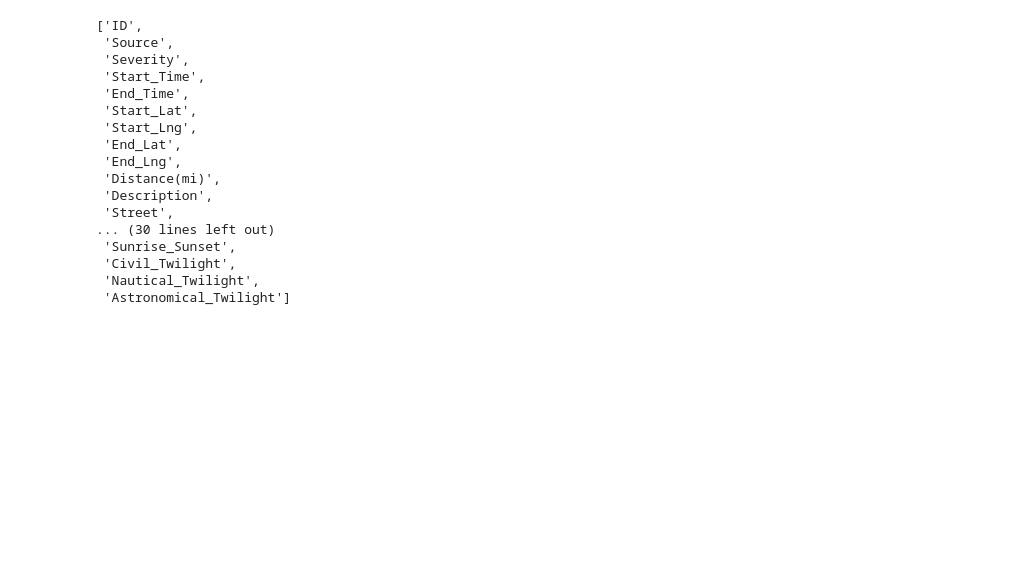
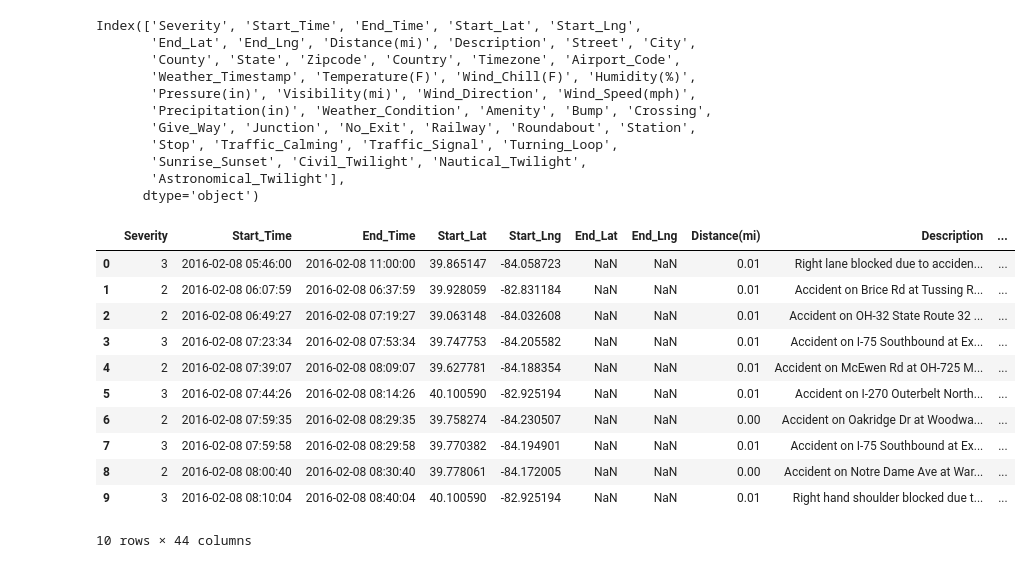
Before and after one commit to Priyanshu-hawk/TechStax_Assignment, a Jupyter notebook: EDA.ipynb, the cells around one changed output. Drawn from its saved outputs; the diff is of its cells as text; code cells hidden in the pictures; blank space fills up the shorter version.

```diff
--- a/EDA.ipynb
+++ b/EDA.ipynb
@@ -3,5 +5,7 @@ import polars as pd
 # %%
 df = pd.read_csv("./dataset/US_Accidents_March23.csv")
+# %%
+df = df.drop(["Source", "ID"], axis=1) # Drop columns
 # %%
 # row and columns (r,c)
 df.shape
@@ -9,0 +14,2 @@ df.shape
+# %%
+df.iloc[0] = pd.to_datetime(df.iloc[0, 2]) # Convert to datetime
@@ -9,0 +20,5 @@ df.shape
+# %%
+# datetime in pandas format
+# First attempt to parse with the primary format YYMMDD HH:MM:SS
+df['Start_Time'] = pd.to_datetime(df['Start_Time'], utc=True)
+df['End_Time'] = pd.to_datetime(df['End_Time'], format='%Y-%m-%d %H:%M:%S', errors='ignore')
@@ -27,23 +81,30 @@ shape: (20, 46)
 # %%
 df.columns
 # %% [output]
-['ID',
- 'Source',
- 'Severity',
- 'Start_Time',
- 'End_Time',
- 'Start_Lat',
- 'Start_Lng',
- 'End_Lat',
- 'End_Lng',
- 'Distance(mi)',
- 'Description',
- 'Street',
-... (30 lines left out)
- 'Sunrise_Sunset',
- 'Civil_Twilight',
- 'Nautical_Twilight',
- 'Astronomical_Twilight']
+Index(['Severity', 'Start_Time', 'End_Time', 'Start_Lat', 'Start_Lng',
+       'End_Lat', 'End_Lng', 'Distance(mi)', 'Description', 'Street', 'City',
+       'County', 'State', 'Zipcode', 'Country', 'Timezone', 'Airport_Code',
+       'Weather_Timestamp', 'Temperature(F)', 'Wind_Chill(F)', 'Humidity(%)',
+       'Pressure(in)', 'Visibility(mi)', 'Wind_Direction', 'Wind_Speed(mph)',
+       'Precipitation(in)', 'Weather_Condition', 'Amenity', 'Bump', 'Crossing',
+       'Give_Way', 'Junction', 'No_Exit', 'Railway', 'Roundabout', 'Station',
+       'Stop', 'Traffic_Calming', 'Traffic_Signal', 'Turning_Loop',
+       'Sunrise_Sunset', 'Civil_Twilight', 'Nautical_Twilight',
+       'Astronomical_Twilight'],
+      dtype='object')
-# %%
-df = df.drop(["Source", "ID"])
+# %%
+df.head(10)
+# %% [output]
+|  | Severity | Start_Time | End_Time | Start_Lat | Start_Lng | End_Lat | End_Lng | Distance(mi) | Description | ... |
+| 0 | 3 | 2016-02-08 05:46:00 | 2016-02-08 11:00:00 | 39.865147 | -84.058723 | NaN | NaN | 0.01 | Right lane blocked due to acciden... | ... |
+| 1 | 2 | 2016-02-08 06:07:59 | 2016-02-08 06:37:59 | 39.928059 | -82.831184 | NaN | NaN | 0.01 | Accident on Brice Rd at Tussing R... | ... |
+| 2 | 2 | 2016-02-08 06:49:27 | 2016-02-08 07:19:27 | 39.063148 | -84.032608 | NaN | NaN | 0.01 | Accident on OH-32 State Route 32 ... | ... |
+| 3 | 3 | 2016-02-08 07:23:34 | 2016-02-08 07:53:34 | 39.747753 | -84.205582 | NaN | NaN | 0.01 | Accident on I-75 Southbound at Ex... | ... |
+| 4 | 2 | 2016-02-08 07:39:07 | 2016-02-08 08:09:07 | 39.627781 | -84.188354 | NaN | NaN | 0.01 | Accident on McEwen Rd at OH-725 M... | ... |
+| 5 | 3 | 2016-02-08 07:44:26 | 2016-02-08 08:14:26 | 40.100590 | -82.925194 | NaN | NaN | 0.01 | Accident on I-270 Outerbelt North... | ... |
+| 6 | 2 | 2016-02-08 07:59:35 | 2016-02-08 08:29:35 | 39.758274 | -84.230507 | NaN | NaN | 0.00 | Accident on Oakridge Dr at Woodwa... | ... |
+| 7 | 3 | 2016-02-08 07:59:58 | 2016-02-08 08:29:58 | 39.770382 | -84.194901 | NaN | NaN | 0.01 | Accident on I-75 Southbound at Ex... | ... |
+| 8 | 2 | 2016-02-08 08:00:40 | 2016-02-08 08:30:40 | 39.778061 | -84.172005 | NaN | NaN | 0.00 | Accident on Notre Dame Ave at War... | ... |
+| 9 | 3 | 2016-02-08 08:10:04 | 2016-02-08 08:40:04 | 40.100590 | -82.925194 | NaN | NaN | 0.01 | Right hand shoulder blocked due t... | ... |
+10 rows × 44 columns
 # %%
```
Also changed, not shown: parts of 13 cells of this notebook, 1 other file.
